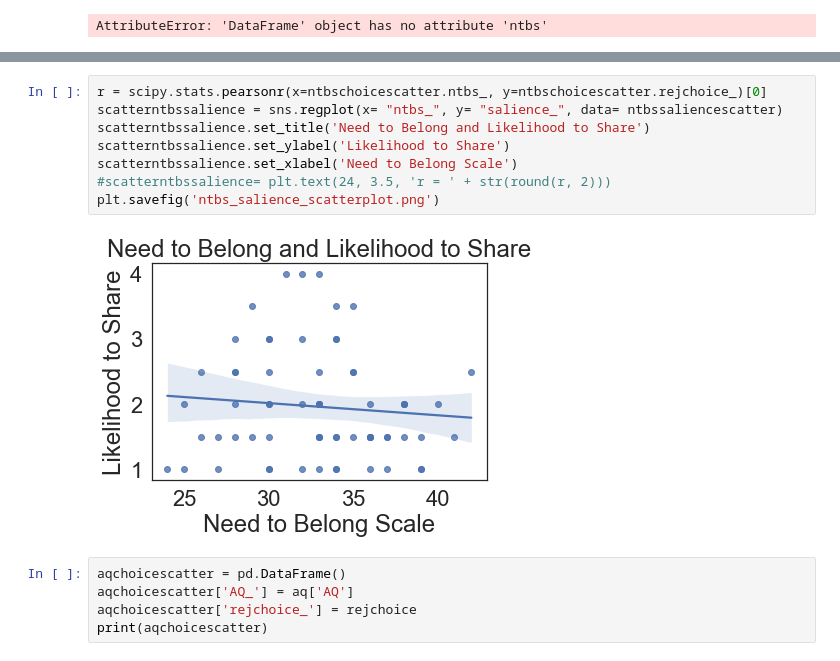
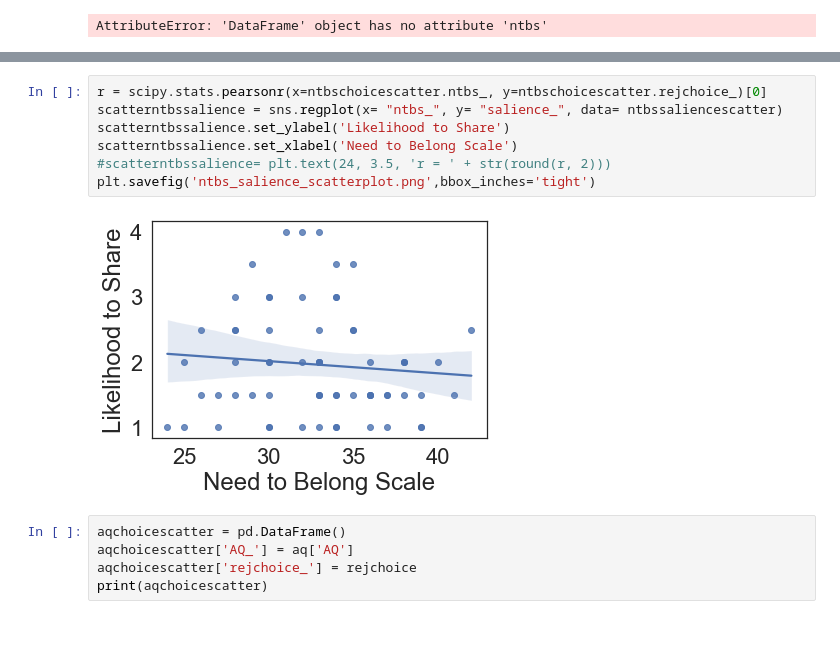
Before and after one commit to fareri-lab/Rejection_Choice, a Jupyter notebook: RMAnova w Pingouin_7.18.23.ipynb, the cells around one changed output, grey strips where cells are left out. Saved outputs shown, nothing was run; the diff lists cells and outputs as text; blank space fills up the shorter version.

```diff
--- a/RMAnova w Pingouin_7.18.23.ipynb
+++ b/RMAnova w Pingouin_7.18.23.ipynb
@@ -800,13 +798,12 @@ print(ntbsstressscatter)
 # %%
 r = scipy.stats.pearsonr(x=ntbschoicescatter.ntbs_, y=ntbschoicescatter.rejchoice_)[0]
 scatterntbssalience = sns.regplot(x= "ntbs_", y= "salience_", data= ntbssaliencescatter)
-scatterntbssalience.set_title('Need to Belong and Likelihood to Share')
 scatterntbssalience.set_ylabel('Likelihood to Share')
 scatterntbssalience.set_xlabel('Need to Belong Scale')
 #scatterntbssalience= plt.text(24, 3.5, 'r = ' + str(round(r, 2)))
-plt.savefig('ntbs_salience_scatterplot.png')
+plt.savefig('ntbs_salience_scatterplot.png',bbox_inches='tight')
 # %% [output]
-[figure, old version]
+[figure, new version]
 # %%
 aqchoicescatter = pd.DataFrame()
 aqchoicescatter['AQ_'] = aq['AQ']
```
Also changed, not shown: parts of 4 cells of this notebook, 5 other files.
